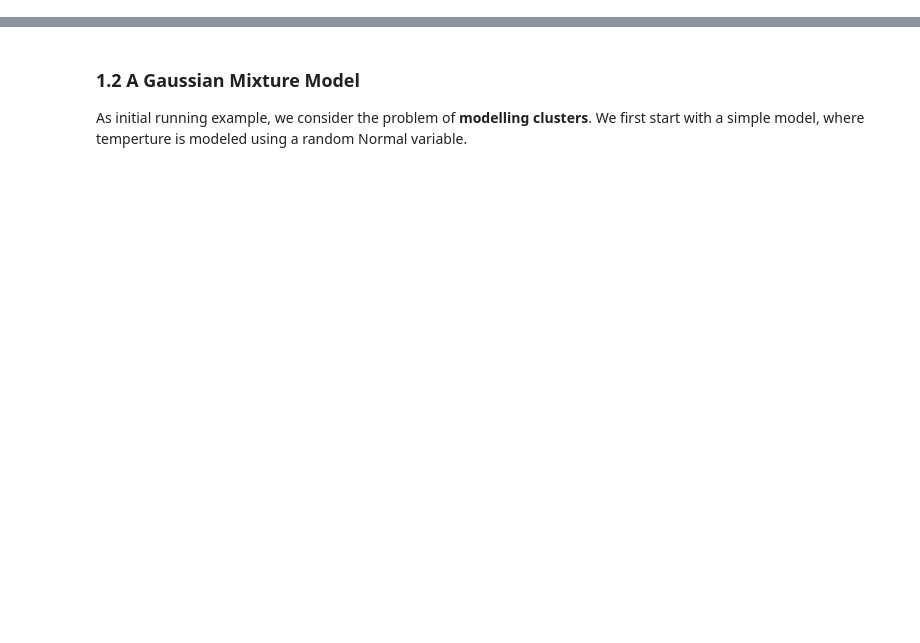
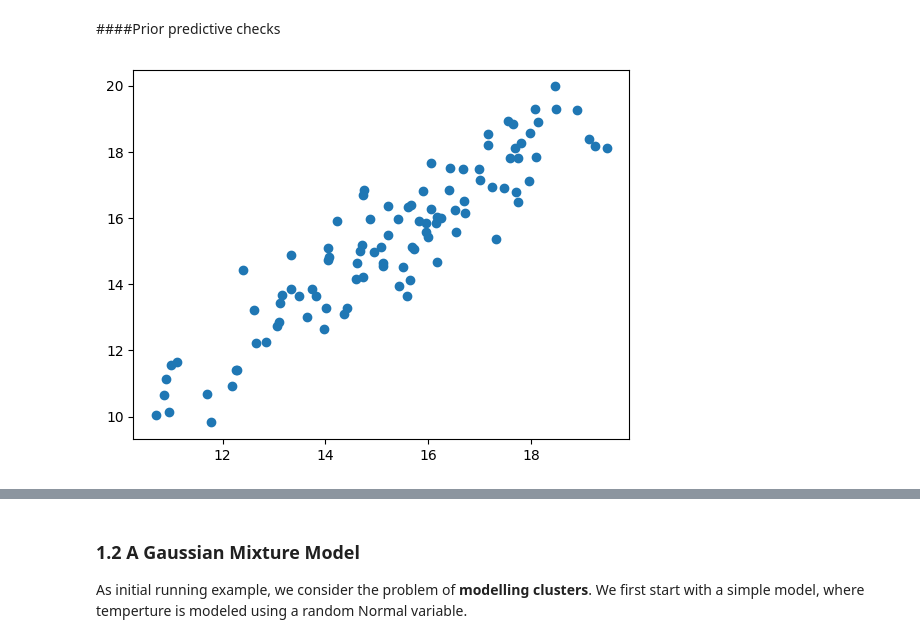
Before and after one commit to Mtlukasik/PyroNotebooks, a Jupyter notebook: BasicProbModelsPyro.ipynb, the cells around one changed output, grey strips where cells are left out. Drawn from its saved outputs; the diff is of its cells as text; code cells hidden in the pictures; blank space fills up the shorter version.

```diff
--- a/BasicProbModelsPyro.ipynb
+++ b/BasicProbModelsPyro.ipynb
@@ -42,3 +47,13 @@ def model():
 pyro.render_model(model, render_distributions=True)
 # %% [output]
 [drawing not drawn]
+# %% [markdown]
+####Prior predictive checks
+# %%
+import matplotlib.pyplot as plt
+tensor_list = [model() for i in range(100)]
+value_list = list(map(lambda x: tuple(map(lambda y: y.item(), x)), tensor_list))
+plt.scatter(torch.tensor(value_list)[:,0],torch.tensor(value_list)[:,1])
+plt.show()
+# %% [output]
+[figure, added]
```
Also changed, not shown: parts of 13 cells of this notebook.
